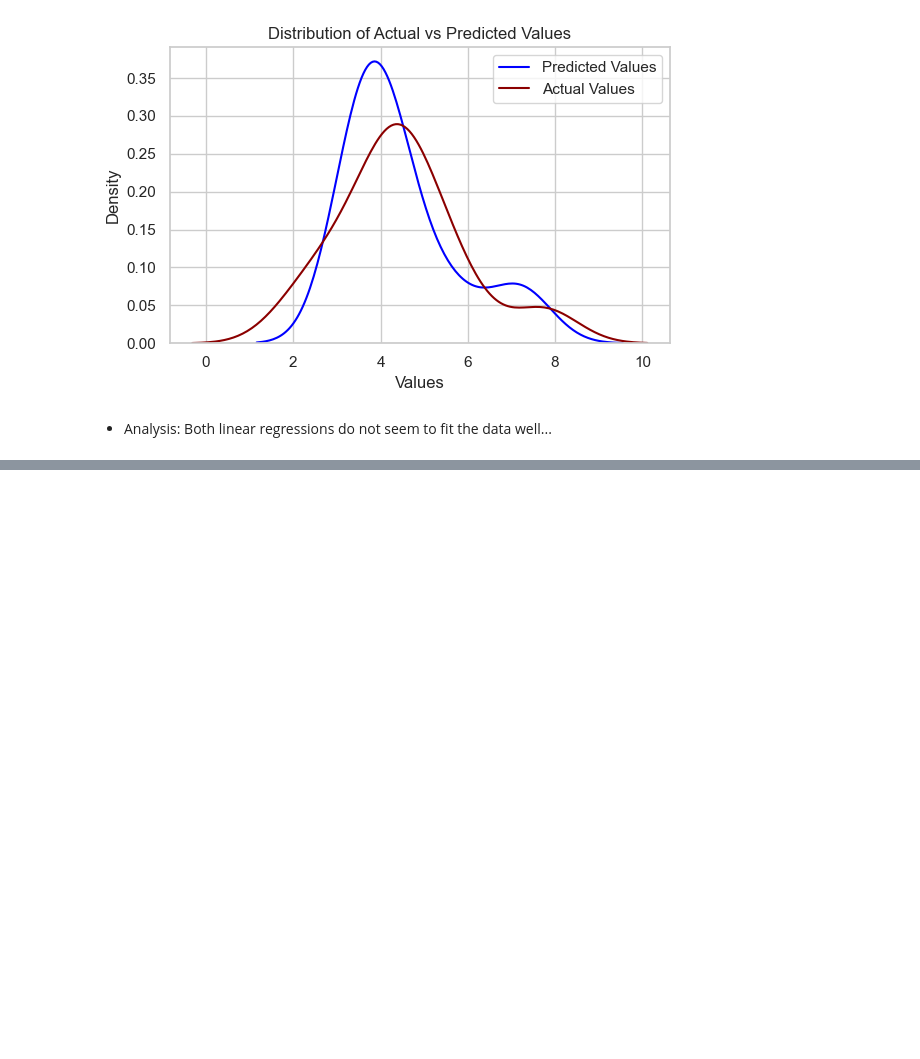
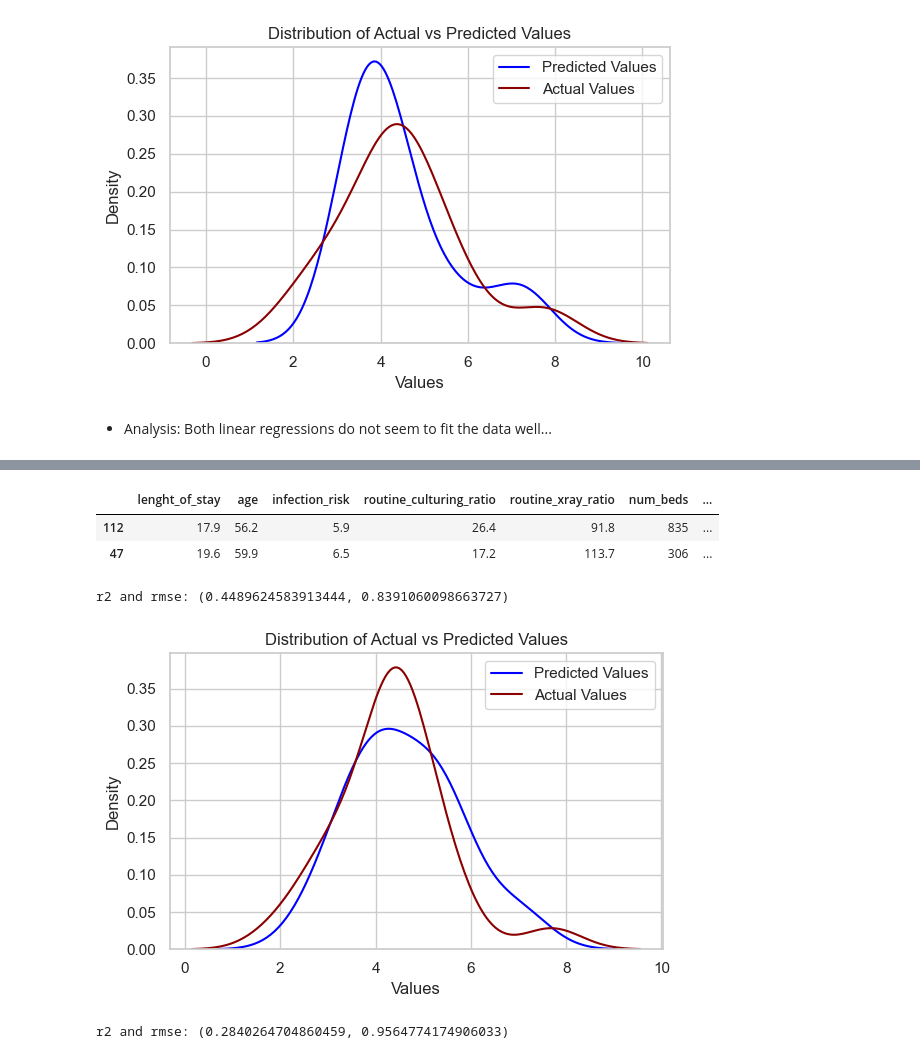
Before and after one commit to DaviGiordano/modeling-risk-infection, a Jupyter notebook: eda.ipynb, the cells around one changed output, grey strips where cells are left out. Drawn from its saved outputs; the diff is of its cells as text; code cells hidden in the pictures; blank space fills up the shorter version.

Commit message:
Tested outlier removal and first mcmc

```diff
--- a/eda.ipynb
+++ b/eda.ipynb
@@ -134,0 +150,28 @@ plot_distribution_actual_predicted(y_test, y_prediction)
+# %%
+indexes_to_drop = [112,47]
+df.loc[indexes_to_drop]
+# %% [output]
+|  | lenght_of_stay | age | infection_risk | routine_culturing_ratio | routine_xray_ratio | num_beds | ... |
+| 112 | 17.9 | 56.2 | 5.9 | 26.4 | 91.8 | 835 | ... |
+| 47 | 19.6 | 59.9 | 6.5 | 17.2 | 113.7 | 306 | ... |
+# %%
+df_no_outliers = df.drop(index=indexes_to_drop)
+# %%
+target_variable = 'infection_risk'
+# All the variables in the dataset:
+y_test, y_prediction = apply_linear_regression(df_no_outliers, target_variable)
+print('r2 and rmse:', evaluate_linear_regression(y_test, y_prediction))
+# %% [output]
+r2 and rmse: (0.4489624583913444, 0.8391060098663727)
+# %%
+plot_distribution_actual_predicted(y_test, y_prediction)
+# %% [output]
+[figure, added]
+# %%
+# Only the highly correlated:
+df_no_outliers_slice = df_no_outliers[['infection_risk', 'lenght_of_stay', 'routine_culturing_ratio']].copy()
+# print(df.head())
+y_test, y_prediction = apply_linear_regression(df_no_outliers_slice, target_variable)
+print('r2 and rmse:', evaluate_linear_regression(y_test, y_prediction))
+# %% [output]
+r2 and rmse: (0.2840264704860459, 0.9564774174906033)
```
Also changed, not shown: parts of 18 cells of this notebook.
